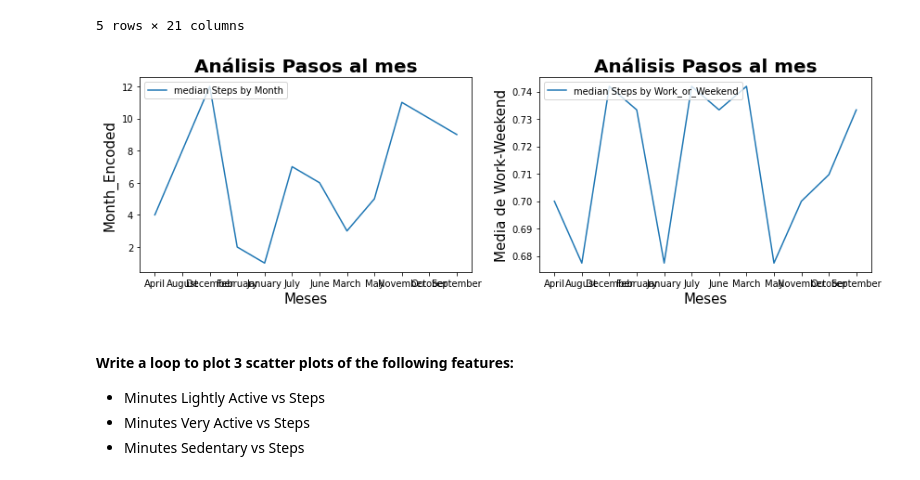
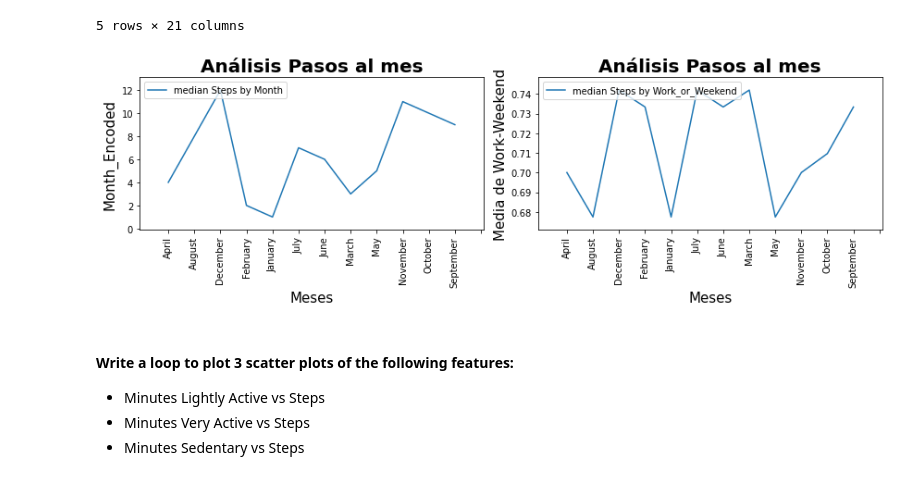
Before and after one commit to javiergispert/dataptmad0522_labs, a Jupyter notebook: module-2/matplotlib-seaborn/your-code/main.ipynb, the cells around one changed output. Saved outputs shown, nothing was run; the diff lists cells and outputs as text; code cells hidden in the pictures.

```diff
--- a/module-2/matplotlib-seaborn/your-code/main.ipynb
+++ b/module-2/matplotlib-seaborn/your-code/main.ipynb
@@ -204,27 +197,41 @@ steps.head()
 # %%
 fig, axs = plt.subplots(nrows=1, ncols=2, figsize=(12,4))
 # MEDIAN STEPS BY MONTH_ENCODED
 # your code here
 axs[0].plot(steps_mean, label='median Steps by Month')
 axs[0].legend(loc="upper left")
 axs[0].set_title("Análisis Pasos al mes", fontweight='bold', size=20)
 axs[0].set_xlabel('Meses', fontsize=15)
 axs[0].set_ylabel('Month_Encoded', fontsize=15)
 #axs[0].set_xscale('linear')
+plt.sca(axs[0])
+#plt.plot(x, y1)
+plt.xticks(x, rotation='vertical')
+# Pad margins so that markers don't get clipped by the axes
+plt.margins(0.1)
+# Tweak spacing to prevent clipping of tick-labels
+plt.subplots_adjust(bottom=0.15)
 
 # MEDIAN STEPS BY WORK_OR_WEEKEND
 # your code here
 axs[1].plot(steps_work, label='median Steps by Work_or_Weekend')
 axs[1].legend(loc="upper left")
 axs[1].set_title("Análisis Pasos al mes", fontweight='bold', size=20)
 axs[1].set_xlabel('Meses', fontsize=15)
 axs[1].set_ylabel('Media de Work-Weekend', fontsize=15)
+plt.sca(axs[1])
+#plt.plot(x, y1)
+plt.xticks(x, rotation='vertical')
+# Pad margins so that markers don't get clipped by the axes
+plt.margins(0.1)
+# Tweak spacing to prevent clipping of tick-labels
+plt.subplots_adjust(bottom=0.15)
 
 fig.tight_layout()
 #plt.legend()
 plt.show()
 # %% [output]
-[figure, old version]
+[figure, new version]
 # %% [markdown]
 #### Write a loop to plot 3 scatter plots of the following features:
 
```
Also changed, not shown: parts of 5 cells of this notebook.
